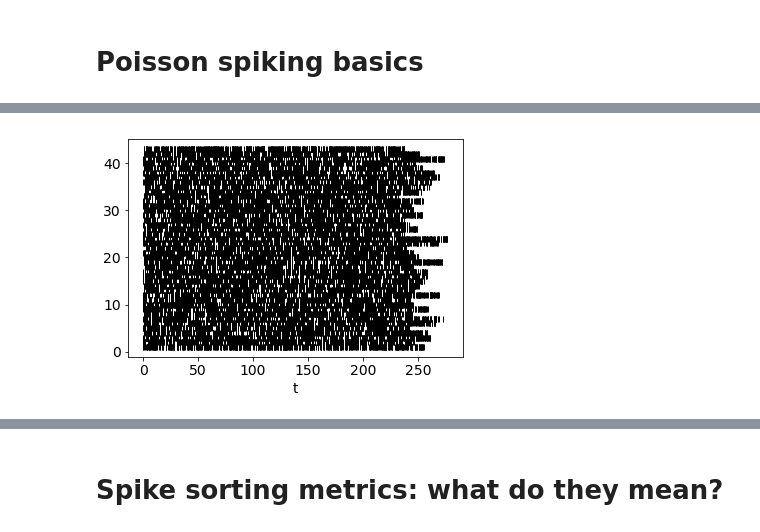
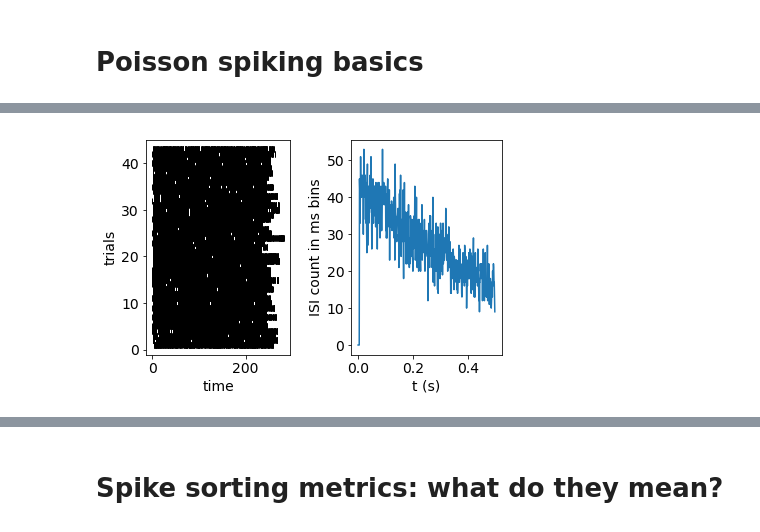
Before and after one commit to svoboda314/various-notebooks, a Jupyter notebook: Poisson spiking.ipynb, the cells around one changed output, grey strips where cells are left out. Cells and saved outputs as stored; diff of their text form; code cells hidden in the pictures.

Commit message:
updated Poisson sim

```diff
--- a/Poisson spiking.ipynb
+++ b/Poisson spiking.ipynb
@@ -82,34 +113,48 @@ plt.plot(bin_edges[0:500], hg[0:500])
 # using the exponential distribution
 
 import numpy as np
 import matplotlib.pyplot as plt
 
 alpha=.5 # time constant; 1/rate
 npts=22000 #
 refractory_period = 0.005 # s
 #runs=10 #
 
 isi=np.random.exponential(scale=alpha,size=(npts))
 
 # find short isis and remove them -- i.e. refractory period
 shorts=np.where(isi < refractory_period)
 isi=np.delete(isi, shorts)
 
 sp_times=np.cumsum(isi)
 
+#sp_times=sim_spks.poisson_spks_ms(npts, 2.0, 5)
+
 plt.rcParams.update({'font.size': 14})  # increase the font size
-plt.xlabel("t")
+ax=plt.subplot(1, 2, 1)
+plt.xlabel("time")
+plt.ylabel("trials")
 
 delta=0
 last=0
 rast=500
 while (rast + delta*rast) < len(sp_times):
     spks = sp_times[(0+rast*delta):(rast+rast*delta)]-last
     plt.plot(spks, (delta+1)*np.ones(len(spks)), 'k|')
     last=last+spks[-1]
     delta+=1
+ax.set_aspect(aspect=10.0)
 
-# to do
-# trials of duration T with Poisson spikes
+plt.subplot(1, 2, 2)
+
+bins=np.arange(0, 1, 0.001)
+(hg, bin_edges)=np.histogram(isi, bins)
+
+plt.rcParams.update({'font.size': 14})  # increase the font size
+plt.xlabel("t (s)")
+plt.ylabel("ISI count in ms bins")
+
+plt.plot(bin_edges[0:500], hg[0:500])
+plt.tight_layout()
 # %% [output]
-[figure, old version]
+[figure, new version]
```
Also changed, not shown: parts of 18 cells of this notebook, 1 other file.
